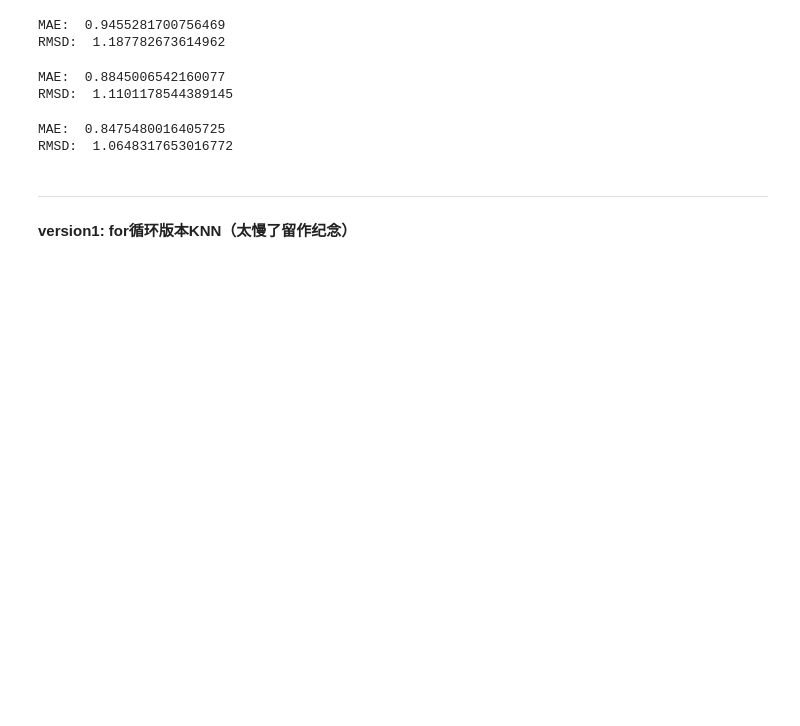
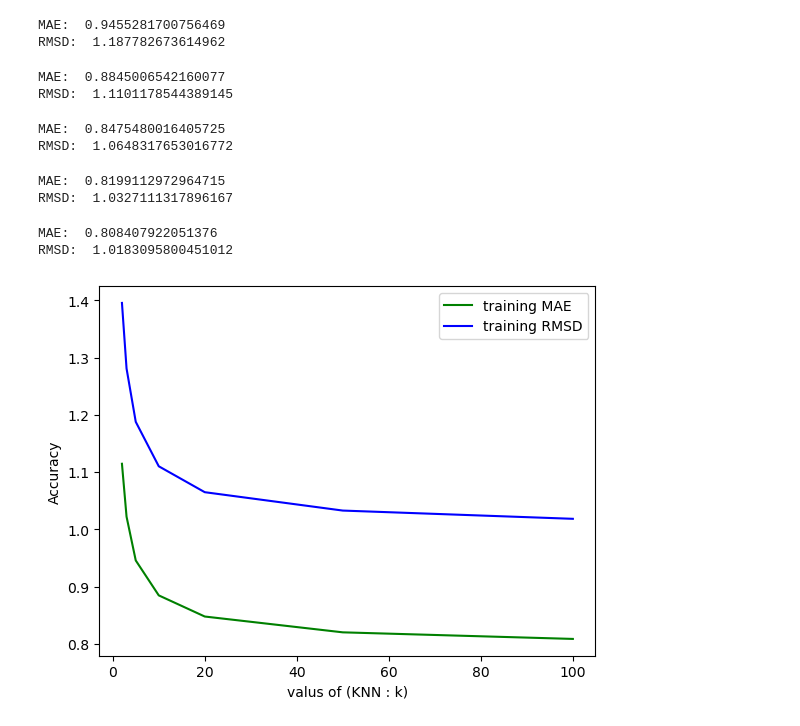
Before and after one commit to namediffcult/Let-s-learn-ML, a Jupyter notebook: Knowledge/模型/KNN/KNN-written by myself.ipynb, the cells around one changed output. Drawn from its saved outputs; the diff is of its cells as text; code cells hidden in the pictures; blank space fills up the shorter version.

```diff
--- a/Knowledge/模型/KNN/KNN-written by myself.ipynb
+++ b/Knowledge/模型/KNN/KNN-written by myself.ipynb
@@ -241,3 +230,0 @@ m = 6
-# %% [markdown]
-----
-#### version1: for循环版本KNN（太慢了留作纪念）
@@ -377,0 +231,29 @@ class _KNN_by_for():
+# %%
+knn.fit(matrix, 50)
+knn.predict(test)
+knn.score()
+# %% [output]
+MAE:  0.8199112972964715
+RMSD:  1.0327111317896167
+# %%
+knn.fit(matrix, 100)
+knn.predict(test)
+knn.score()
+# %% [output]
+MAE:  0.808407922051376
+RMSD:  1.0183095800451012
+# %%
+import matplotlib.pyplot as plt
+x = [2, 3, 5, 10, 20, 50, 100]
+y_MAE = [1.1145303710922603, 1.0220422704246441, 0.9455281700756469, 0.8845006542160077, 0.8475480016405725, 0.8199112972964715, 0.808407922051376]
+y_RMSD = [1.3955974255720653, 1.2809618983482334, 1.187782673614962, 1.1101178544389145, 1.0648317653016772, 1.0327111317896167, 1.0183095800451012]
+y_predict_time = [183, 238, 307, 406, 502, 630, 700]
+# %%
+plt.plot(x, y_MAE, color='green', label='training MAE')
+plt.plot(x, y_RMSD, color='blue', label='training RMSD')
+plt.legend()
+plt.xlabel('valus of (KNN : k)')
+plt.ylabel('Accuracy')
+plt.show()
+# %% [output]
+[figure, added]
```
Also changed, not shown: parts of 3 cells of this notebook.
